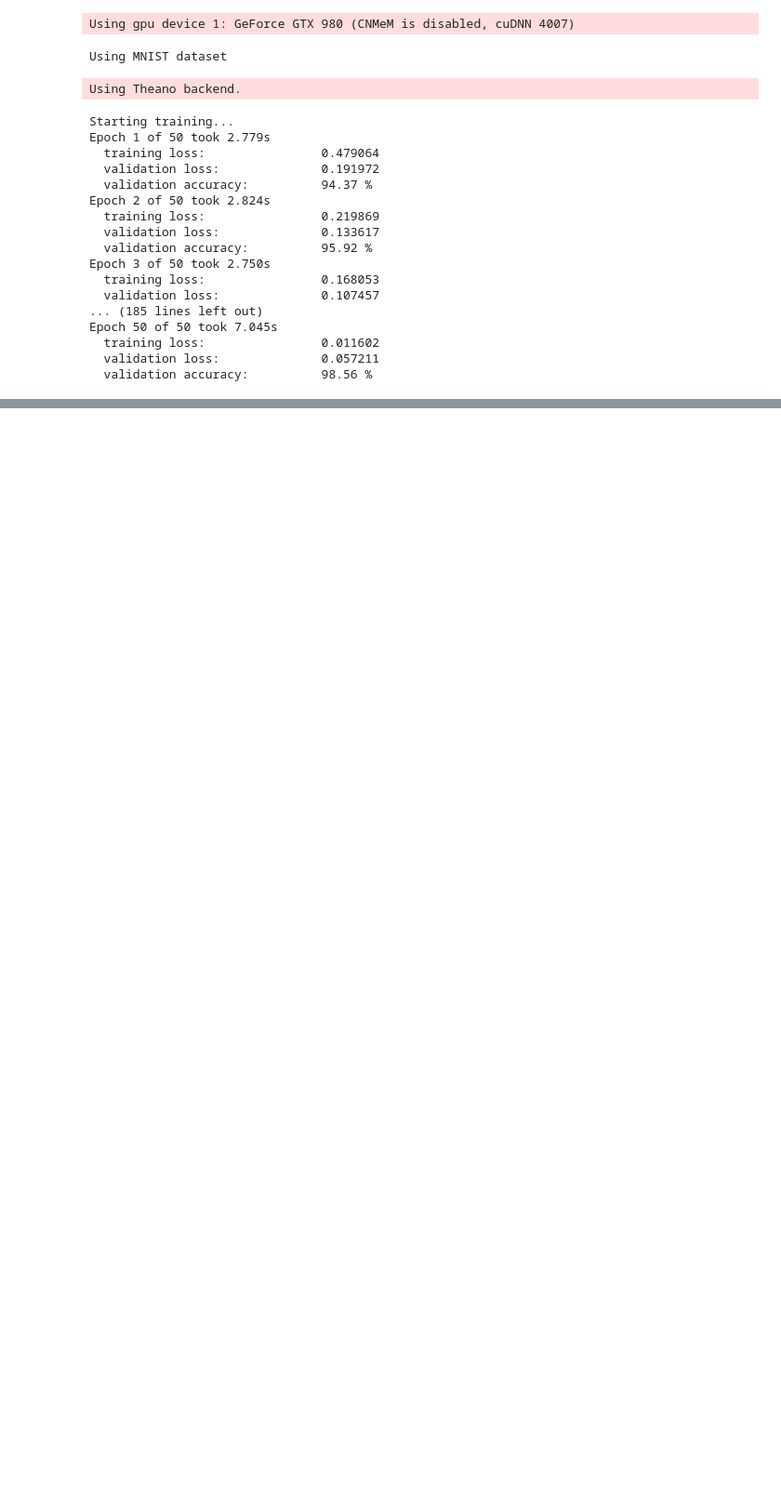
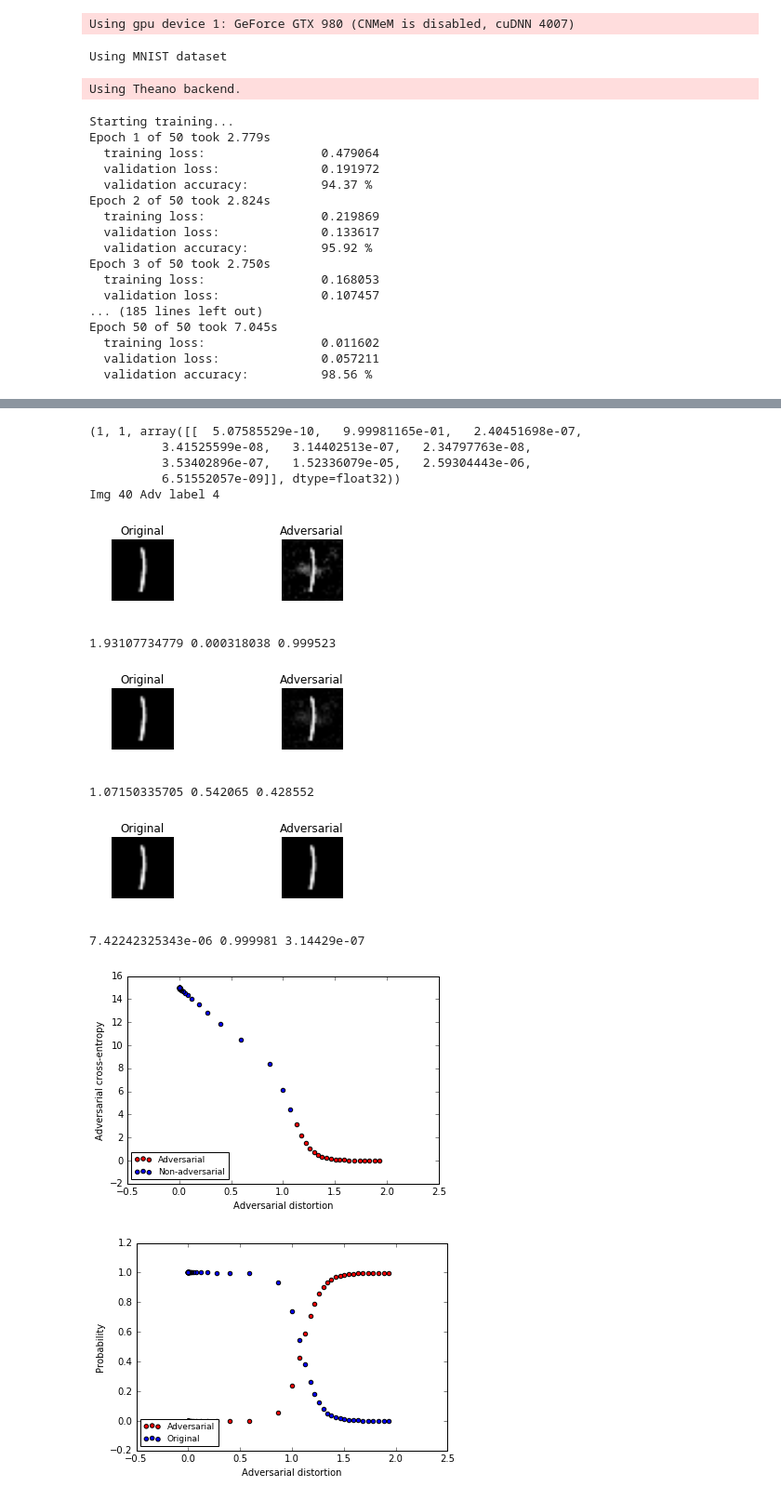
Before and after one commit to tabacof/adv_vae, a Jupyter notebook: mnist_clf.ipynb, the cells around one changed output, grey strips where cells are left out. Shown at 93% size. Cells and saved outputs as stored; diff of their text form; code cells hidden in the pictures; blank space fills up the shorter version.

```diff
--- a/mnist_clf.ipynb
+++ b/mnist_clf.ipynb
@@ -344,0 +373,16 @@ plt.show()
+# %%
+_, _, _, _ =orig_adv_dist(plot = True)
+# %% [output]
+(1, 1, array([[  5.07585529e-10,   9.99981165e-01,   2.40451698e-07,
+          3.41525599e-08,   3.14402513e-07,   2.34797763e-08,
+          3.53402896e-07,   1.52336079e-05,   2.59304443e-06,
+          6.51552057e-09]], dtype=float32))
+Img 40 Adv label 4
+[figure, added]
+1.93107734779 0.000318038 0.999523
+[figure, added]
+1.07150335705 0.542065 0.428552
+[figure, added]
+7.42242325343e-06 0.999981 3.14429e-07
+[figure, added]
+[figure, added]
```
Also changed, not shown: parts of 6 cells of this notebook, 53 other files.
